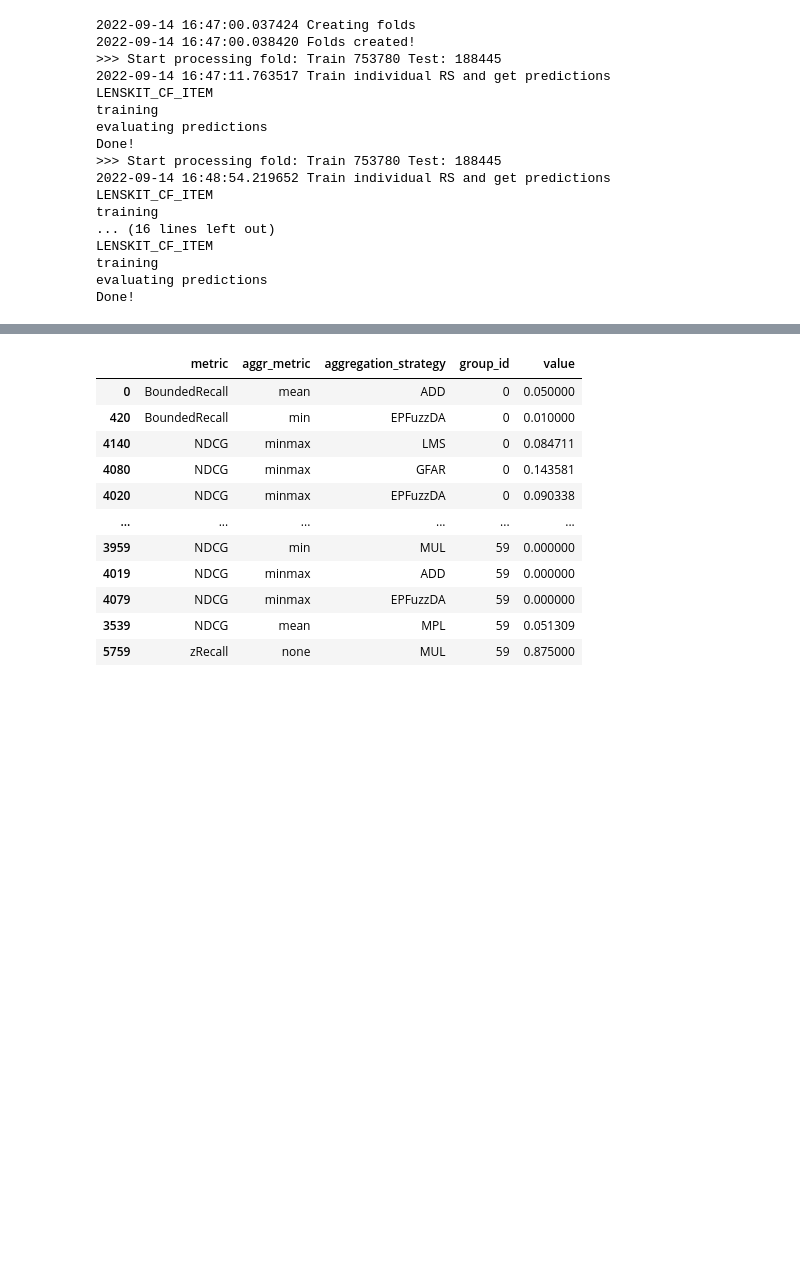
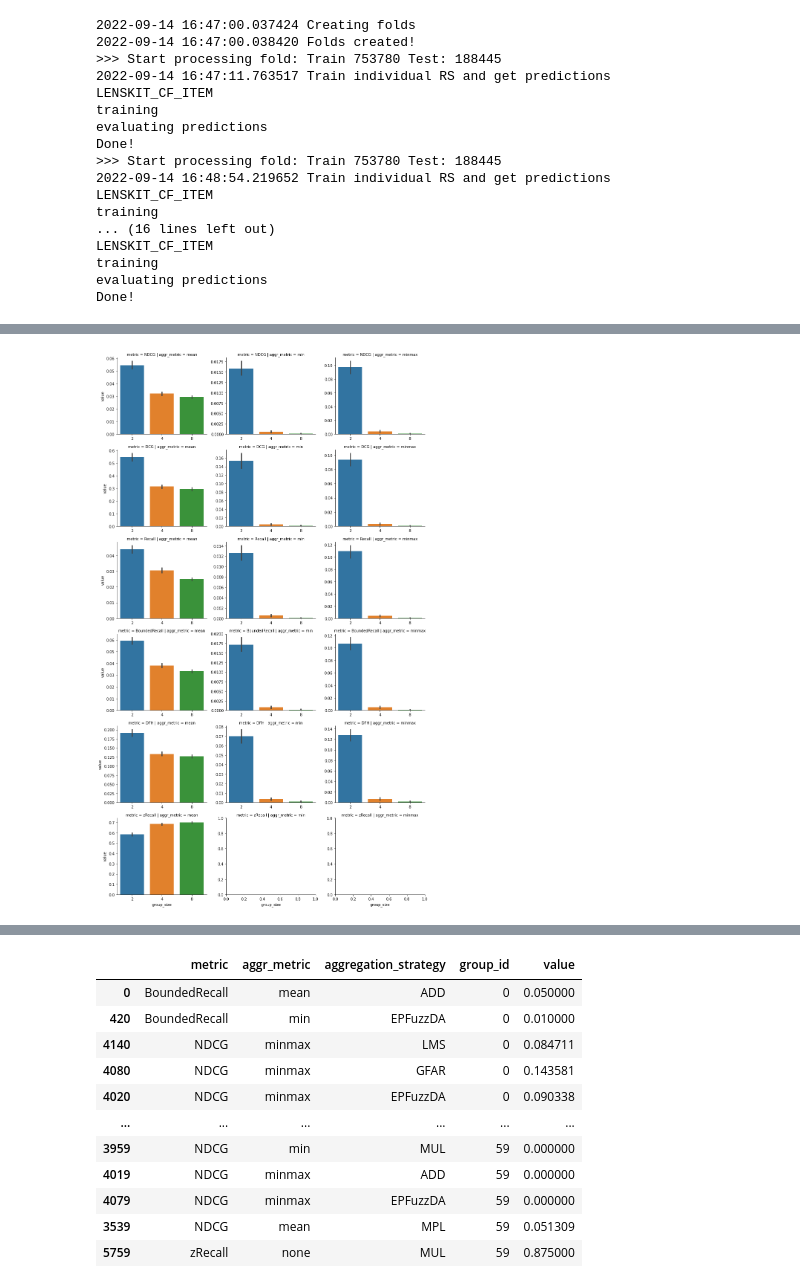
Before and after one commit to barnap/group-recommenders-offline-evaluation, a Jupyter notebook: grs_evaluation_merge.ipynb, the cells around one changed output, grey strips where cells are left out. Cells and saved outputs as stored; diff of their text form; code cells hidden in the pictures; blank space fills up the shorter version.

```diff
--- a/grs_evaluation_merge.ipynb
+++ b/grs_evaluation_merge.ipynb
@@ -859,0 +904,7 @@ display(eval_df)
+# %%
+# metric variance per group size; merging all aggregation strategies
+g = sns.catplot(data=eval_df_with_group_info, row="metric", col="aggr_metric",
+                   x="group_size", y="value", sharex=False, sharey=False,
+                   kind="bar",  height=3.5, aspect=1.2)
+# %% [output]
+[figure, added]
```
Also changed, not shown: parts of 19 cells of this notebook.
